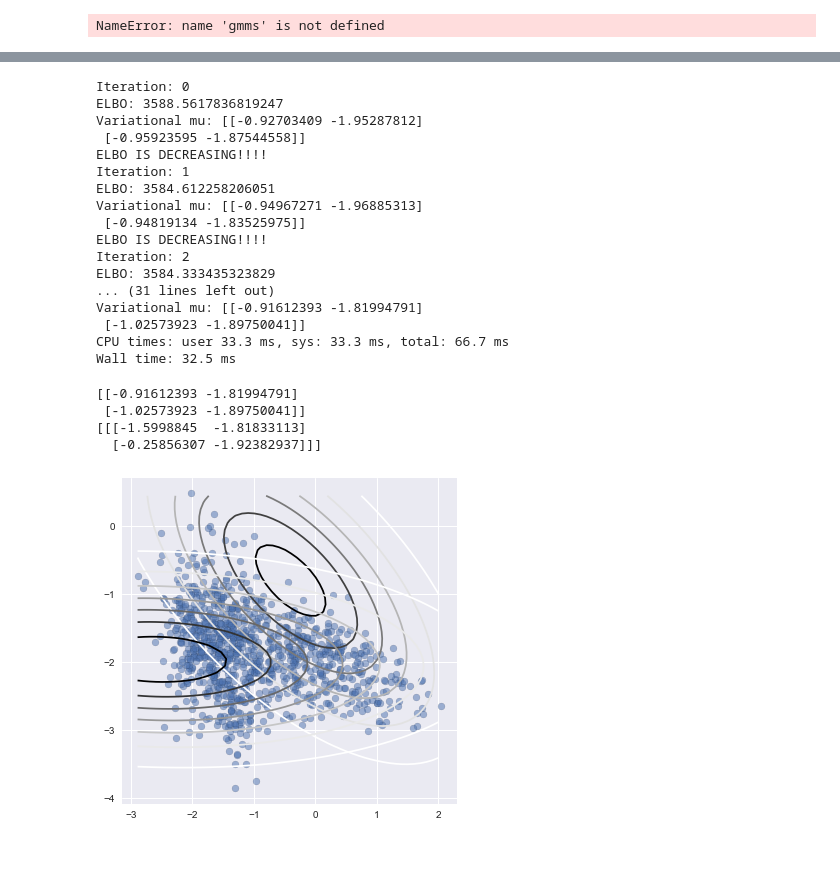
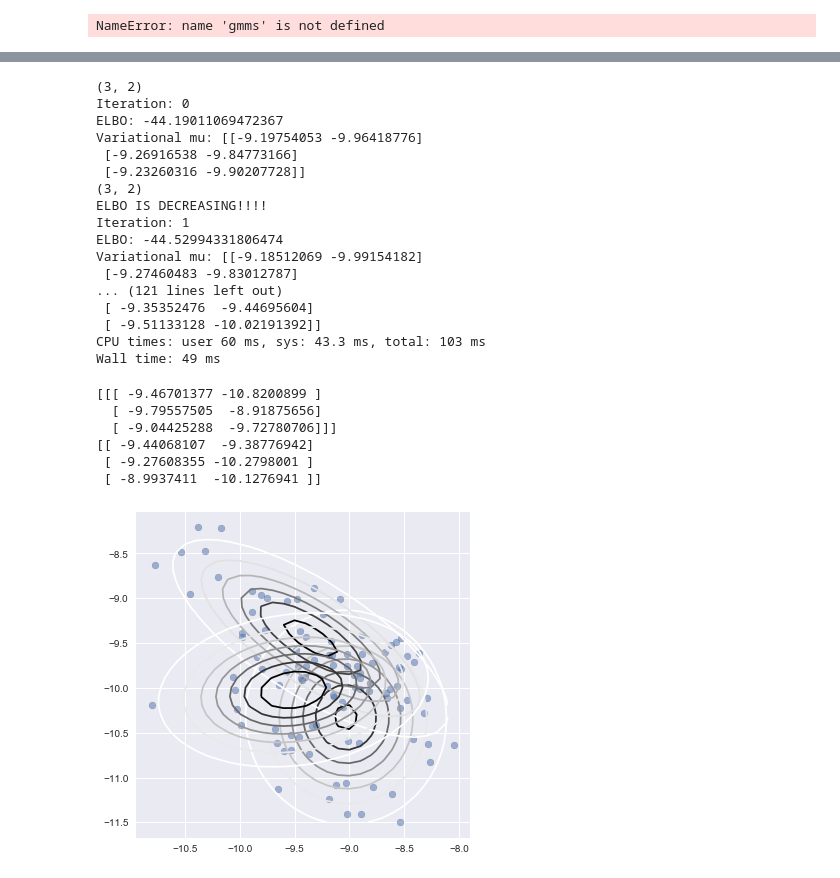
Before and after one commit to trannguyenle95/variational-gmm, a Jupyter notebook: streaming-gmm.ipynb, the cells around one changed output, grey strips where cells are left out. Drawn from its saved outputs; the diff is of its cells as text; code cells hidden in the pictures.

```diff
--- a/streaming-gmm.ipynb
+++ b/streaming-gmm.ipynb
@@ -61,8 +58,8 @@ The autoreload extension is already loaded. To reload it, use:
 # %%
 class GMMDataGenerator:
 
-    def __init__(self, m, k, d, mu_interval=(-10, 10), mu_var=(-2, 2),
-                 cov_var=(-1, 1), gamma_0=3.0, alpha_0=3.0):
+    def __init__(self, m, k, d, mu_interval=(-10, 10), mu_var=(-8, 8),
+                 cov_var=(-1, 1), gamma_0=3.0, alpha_0=5.0):
         """
         Args:
             m (int): number of classes.
@@ -146,12 +143,12 @@ class GMMDataGenerator:
 M = 2
 
 # Number of components per class.
-K = 2
+K = 3
 
 # Dimension of data.
 D = 2
 
-np.random.seed(2731774)
+np.random.seed()
 
 synthetic_gmm = GMMDataGenerator(m=M, k=K, d=D)
 synthetic_gmm.generate(n=2000)
@@ -291,34 +289,37 @@ np.seterr(all='raise')
 # %%
 %%time
 vbGmm = VariationalBayesGMM(K, D)
-vbGmm.fit(np.squeeze(X[np.where(C == 0), :]), max_iter=10)
+vbGmm.fit(np.squeeze(X[np.where(C == 0), :]), max_iter=20)
 # %% [output]
+(3, 2)
 Iteration: 0
-ELBO: 3588.5617836819247
-Variational mu: [[-0.92703409 -1.95287812]
- [-0.95923595 -1.87544558]]
+ELBO: -44.19011069472367
+Variational mu: [[-9.19754053 -9.96418776]
+ [-9.26916538 -9.84773166]
+ [-9.23260316 -9.90207728]]
+(3, 2)
 ELBO IS DECREASING!!!!
 Iteration: 1
-ELBO: 3584.612258206051
-Variational mu: [[-0.94967271 -1.96885313]
- [-0.94819134 -1.83525975]]
-ELBO IS DECREASING!!!!
-Iteration: 2
-ELBO: 3584.333435323829
-... (31 lines left out)
-Variational mu: [[-0.91612393 -1.81994791]
- [-1.02573923 -1.89750041]]
-CPU times: user 33.3 ms, sys: 33.3 ms, total: 66.7 ms
-Wall time: 32.5 ms
+ELBO: -44.52994331806474
+Variational mu: [[-9.18512069 -9.99154182]
+ [-9.27460483 -9.83012787]
+... (121 lines left out)
+ [ -9.35352476  -9.44695604]
+ [ -9.51133128 -10.02191392]]
+CPU times: user 60 ms, sys: 43.3 ms, total: 103 ms
+Wall time: 49 ms
 # %%
-print(vbGmm.m_k)
+#print(vbGmm.m_k)
 print(synthetic_gmm.get_mu())
+print(mu)
 # %% [output]
-[[-0.91612393 -1.81994791]
- [-1.02573923 -1.89750041]]
-[[[-1.5998845  -1.81833113]
-  [-0.25856307 -1.92382937]]]
+[[[ -9.46701377 -10.8200899 ]
+  [ -9.79557505  -8.91875656]
+  [ -9.04425288  -9.72780706]]]
+[[ -9.44068107  -9.38776942]
+ [ -9.27608355 -10.2798001 ]
+ [ -8.9937411  -10.1276941 ]]
 # %%
-plot_gmm(X, vbGmm.m_k, np.linalg.inv(vbGmm.nu_k*vbGmm.W_k))
+plot_gmm(X, vbGmm.m_k, np.linalg.inv(vbGmm.nu_k[:, np.newaxis, np.newaxis]*vbGmm.W_k))
 # %% [output]
-[figure, old version]
+[figure, new version]
```
Also changed, not shown: parts of 10 cells of this notebook, 1 other file.
